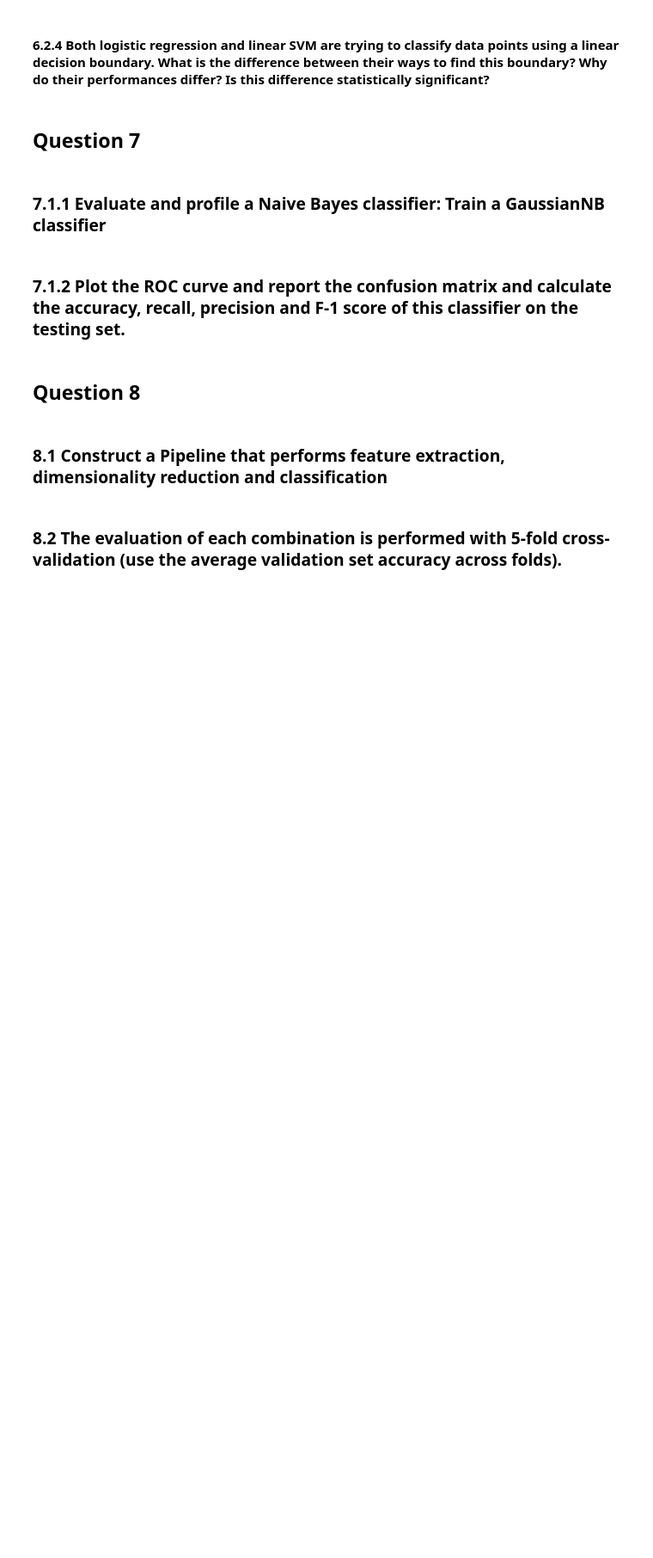
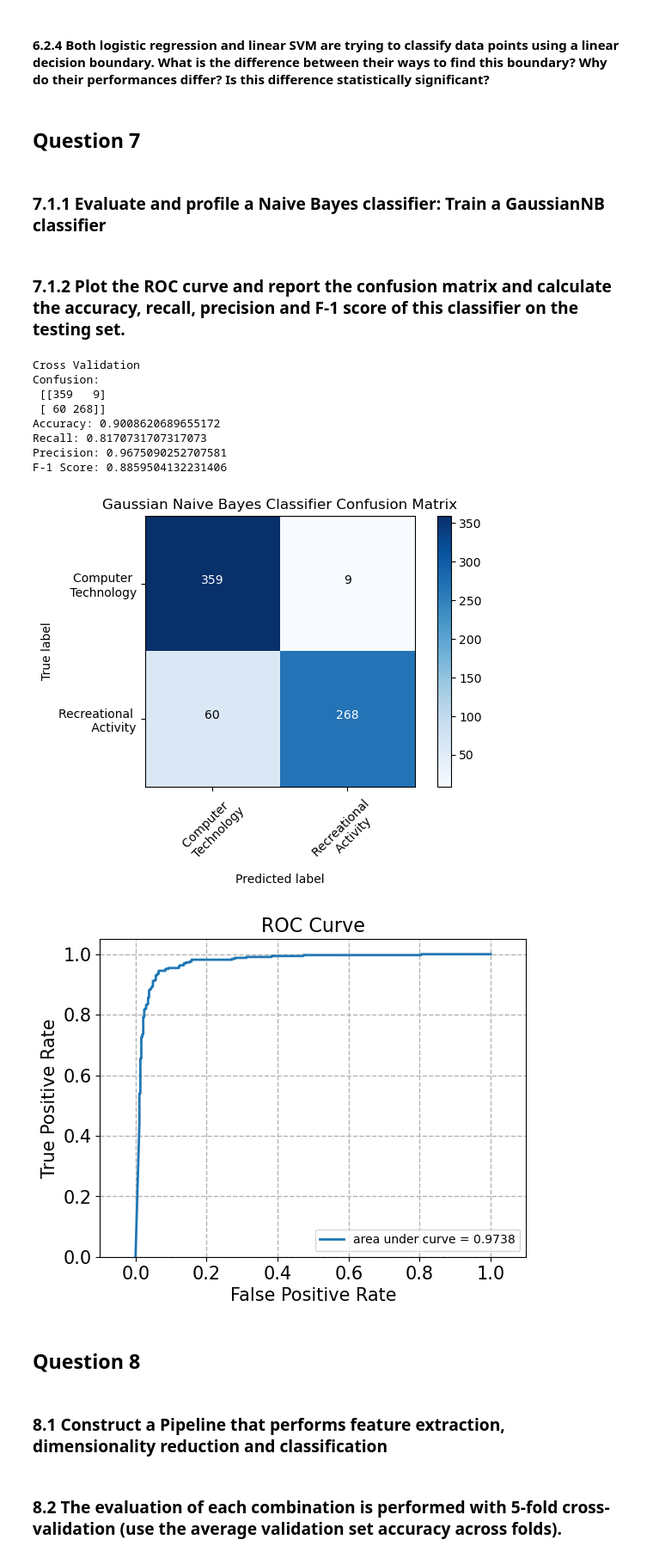
Before and after one commit to shairaalam19/ece219-winter2024, a Jupyter notebook: Project 1/Project1.ipynb, the cells around one changed output. Shown at 86% size. Cells and saved outputs as stored; diff of their text form; code cells hidden in the pictures; blank space fills up the shorter version.

```diff
--- a/Project 1/Project1.ipynb
+++ b/Project 1/Project1.ipynb
@@ -685,8 +685,40 @@ incomplete (explain why)
 ## Question 7
 # %% [markdown]
 ### 7.1.1 Evaluate and profile a Naive Bayes classifier: Train a GaussianNB classifier
+# %%
+from sklearn.naive_bayes import GaussianNB
+
+gnb_cf = GaussianNB()
+
+gnb_cf = gnb_cf.fit(X_train_lsi, Y_train)
+
+Y_test_pred_gnb = gnb_cf.predict(X_test_lsi)
 # %% [markdown]
 ### 7.1.2 Plot the ROC curve and report the confusion matrix and calculate the accuracy, recall, precision and F-1 score of this classifier on the testing set.
+# %%
+print("Cross Validation")
+
+print('Confusion:\n', confusion_matrix(Y_test, Y_test_pred_gnb))
+gnb_cm = confusion_matrix(Y_test, Y_test_pred_gnb)
+plt.figure(); plot_confusion_matrix(gnb_cm, classes=class_names, title='Gaussian Naive Bayes Classifier Confusion Matrix')
+
+print('Accuracy:', accuracy_score(Y_test, Y_test_pred_gnb))
+print('Recall:', recall_score(Y_test, Y_test_pred_gnb))
+print('Precision:', precision_score(Y_test, Y_test_pred_gnb))
+print('F-1 Score:', f1_score(Y_test, Y_test_pred_gnb))
+
+fit_predict_and_plot_roc(gnb_cf, X_train_lsi, Y_train, X_test_lsi, Y_test)
+# %% [output]
+Cross Validation
+Confusion:
+ [[359   9]
+ [ 60 268]]
+Accuracy: 0.9008620689655172
+Recall: 0.8170731707317073
+Precision: 0.9675090252707581
+F-1 Score: 0.8859504132231406
+[figure, added]
+[figure, added]
 # %% [markdown]
 ## Question 8
 # %% [markdown]
```
